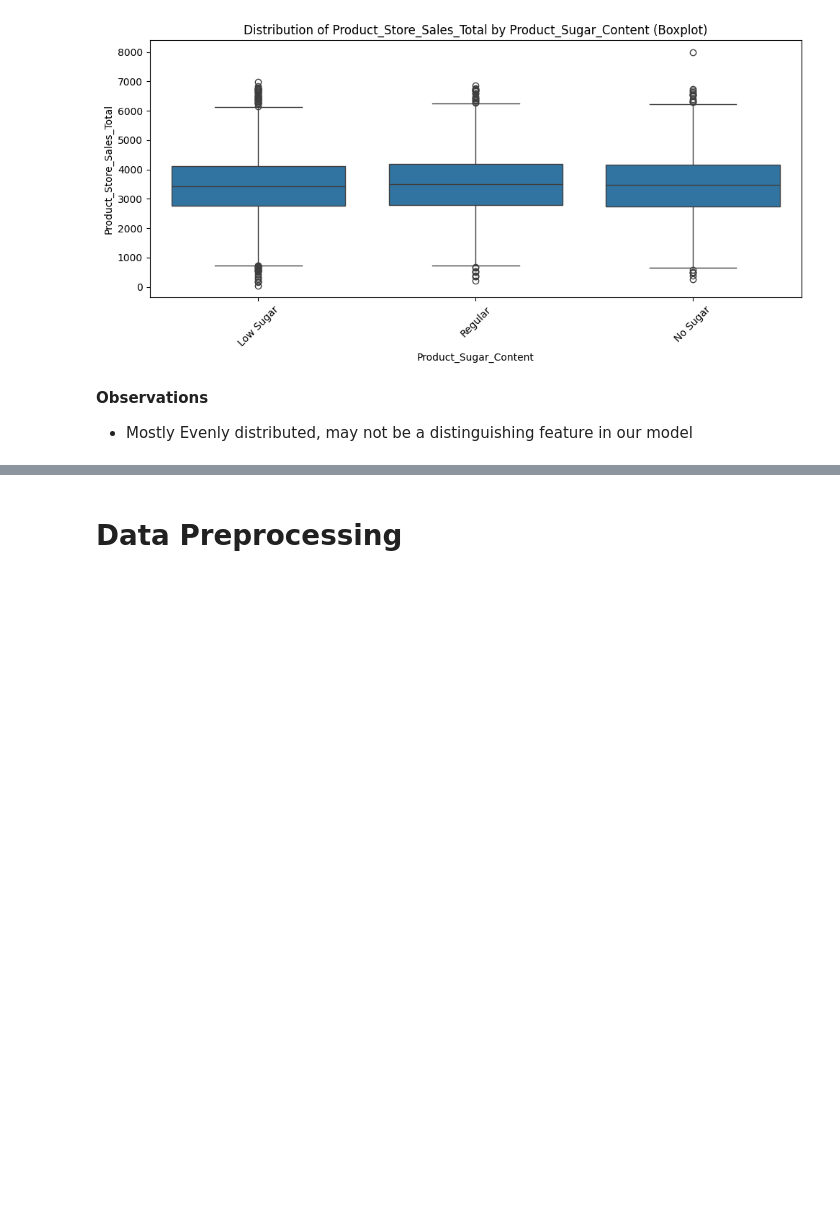
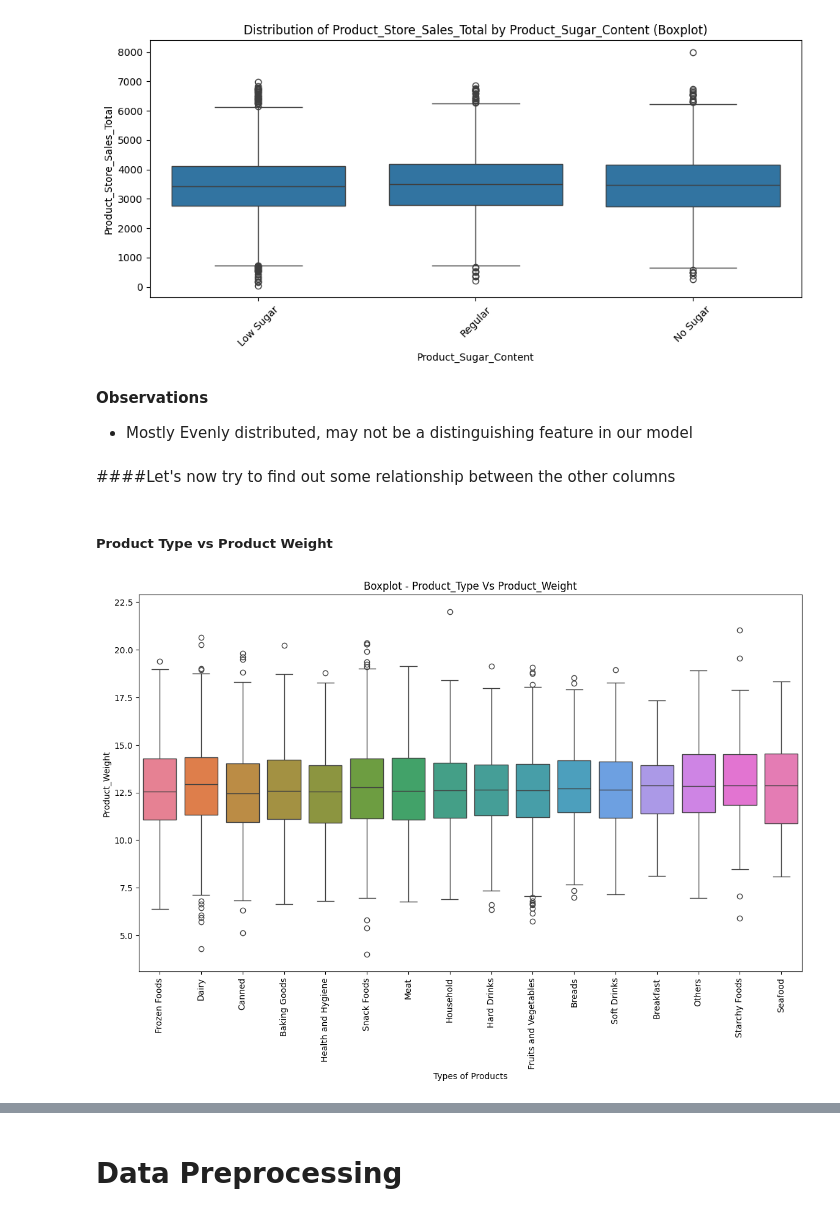
Before and after one commit to uday-d4/UTAI_SuperKArt, a Jupyter notebook: SuperKart_Model_Deployment_Notebook.ipynb, the cells around one changed output, grey strips where cells are left out. Drawn from its saved outputs; the diff is of its cells as text; code cells hidden in the pictures; blank space fills up the shorter version.

```diff
--- a/SuperKart_Model_Deployment_Notebook.ipynb
+++ b/SuperKart_Model_Deployment_Notebook.ipynb
@@ -721,3 +737,17 @@ plot_categorical_insights(dataset, 'Product_Sugar_Content')
 **Observations**
 
 * Mostly Evenly distributed, may not be a distinguishing feature in our model
+# %% [markdown]
+####Let's now try to find out some relationship between the other columns
+# %% [markdown]
+##### Product Type vs Product Weight
+# %%
+plt.figure(figsize=[14, 8])
+sns.boxplot(data = dataset, x = "Product_Type", y = "Product_Weight", hue = "Product_Type")
+plt.xticks(rotation=90)
+plt.title("Boxplot - Product_Type Vs Product_Weight")
+plt.xlabel("Types of Products")
+plt.ylabel("Product_Weight")
+plt.show()
+# %% [output]
+[figure, added]
```
Also changed, not shown: parts of 28 cells of this notebook.
